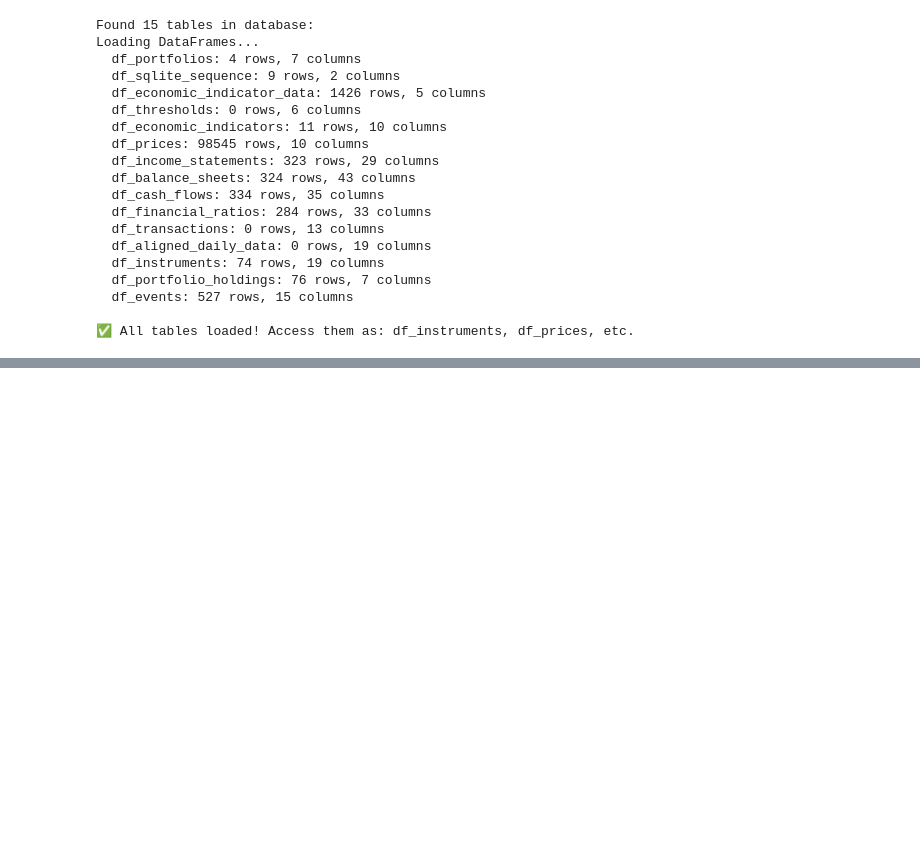
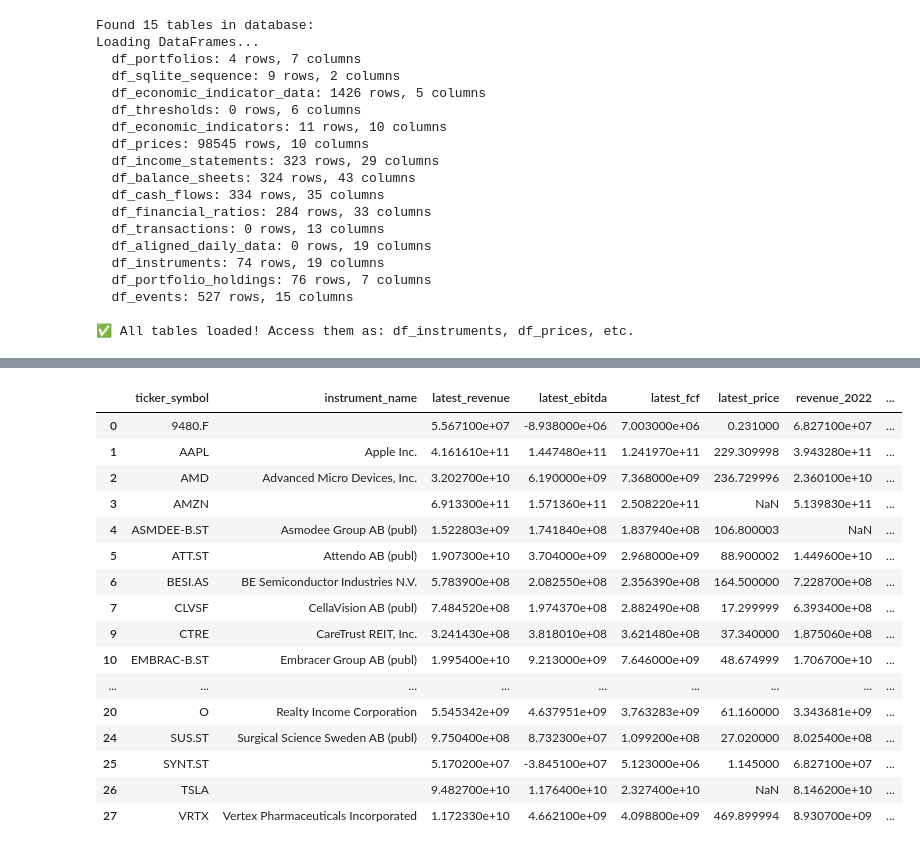
Before and after one commit to userchallenge/market_data_etl, a Jupyter notebook: lab_notebook.ipynb, the cells around one changed output, grey strips where cells are left out. Cells and saved outputs as stored; diff of their text form; code cells hidden in the pictures; blank space fills up the shorter version.

```diff
--- a/lab_notebook.ipynb
+++ b/lab_notebook.ipynb
@@ -155,0 +142,65 @@ final_enhanced_overview.T
+# %%
+# Create Non-Financial & Investment Analysis DataFrame
+import numpy as np
+
+# Filter for Traditional and Investment Company categories only
+non_financial = final_enhanced_overview[
+    final_enhanced_overview["company_category"].isin(
+        ["Traditional", "Investment Company"]
+    )
+].copy()
+
+# Select core columns
+analysis_df = non_financial[
+    [
+        "ticker_symbol",
+        "instrument_name",
+        "latest_revenue",
+        "latest_ebitda",
+        "latest_fcf",
+        "latest_price",
+        "revenue_2022",
+        "ebitda_2022",
+        "fcf_2022",
+        "price_2022",
+        "median_revenue_growth",
+        "median_ebitda_growth",
+        "median_fcf_growth",
+        "median_price_growth",
+    ]
+].copy()
+
+# Calculate growth ratios (latest vs 2022)
+analysis_df["latest_revenue_growth_vs_2022"] = (
+    analysis_df["latest_revenue"] / analysis_df["revenue_2022"]
+)
+analysis_df["latest_ebitda_growth_vs_2022"] = (
+    analysis_df["latest_ebitda"] / analysis_df["ebitda_2022"]
+)
+analysis_df["latest_fcf_growth_vs_2022"] = (
+    analysis_df["latest_fcf"] / analysis_df["fcf_2022"]
+)
+analysis_df["latest_price_growth_vs_2022"] = (
+    analysis_df["latest_price"] / analysis_df["price_2022"]
+)
+
+# Display the analysis DataFrame
+analysis_df
+# %% [output]
+|  | ticker_symbol | instrument_name | latest_revenue | latest_ebitda | latest_fcf | latest_price | revenue_2022 | ... |
+| 0 | 9480.F |  | 5.567100e+07 | -8.938000e+06 | 7.003000e+06 | 0.231000 | 6.827100e+07 | ... |
+| 1 | AAPL | Apple Inc. | 4.161610e+11 | 1.447480e+11 | 1.241970e+11 | 229.309998 | 3.943280e+11 | ... |
+| 2 | AMD | Advanced Micro Devices, Inc. | 3.202700e+10 | 6.190000e+09 | 7.368000e+09 | 236.729996 | 2.360100e+10 | ... |
+| 3 | AMZN |  | 6.913300e+11 | 1.571360e+11 | 2.508220e+11 | NaN | 5.139830e+11 | ... |
+| 4 | ASMDEE-B.ST | Asmodee Group AB (publ) | 1.522803e+09 | 1.741840e+08 | 1.837940e+08 | 106.800003 | NaN | ... |
+| 5 | ATT.ST | Attendo AB (publ) | 1.907300e+10 | 3.704000e+09 | 2.968000e+09 | 88.900002 | 1.449600e+10 | ... |
+| 6 | BESI.AS | BE Semiconductor Industries N.V. | 5.783900e+08 | 2.082550e+08 | 2.356390e+08 | 164.500000 | 7.228700e+08 | ... |
+| 7 | CLVSF | CellaVision AB (publ) | 7.484520e+08 | 1.974370e+08 | 2.882490e+08 | 17.299999 | 6.393400e+08 | ... |
+| 9 | CTRE | CareTrust REIT, Inc. | 3.241430e+08 | 3.818010e+08 | 3.621480e+08 | 37.340000 | 1.875060e+08 | ... |
+| 10 | EMBRAC-B.ST | Embracer Group AB (publ) | 1.995400e+10 | 9.213000e+09 | 7.646000e+09 | 48.674999 | 1.706700e+10 | ... |
+| ... | ... | ... | ... | ... | ... | ... | ... | ... |
+| 20 | O | Realty Income Corporation | 5.545342e+09 | 4.637951e+09 | 3.763283e+09 | 61.160000 | 3.343681e+09 | ... |
+| 24 | SUS.ST | Surgical Science Sweden AB (publ) | 9.750400e+08 | 8.732300e+07 | 1.099200e+08 | 27.020000 | 8.025400e+08 | ... |
+| 25 | SYNT.ST |  | 5.170200e+07 | -3.845100e+07 | 5.123000e+06 | 1.145000 | 6.827100e+07 | ... |
+| 26 | TSLA |  | 9.482700e+10 | 1.176400e+10 | 2.327400e+10 | NaN | 8.146200e+10 | ... |
+| 27 | VRTX | Vertex Pharmaceuticals Incorporated | 1.172330e+10 | 4.662100e+09 | 4.098800e+09 | 469.899994 | 8.930700e+09 | ... |
```
Also changed, not shown: parts of 6 cells of this notebook, 3 other files.
